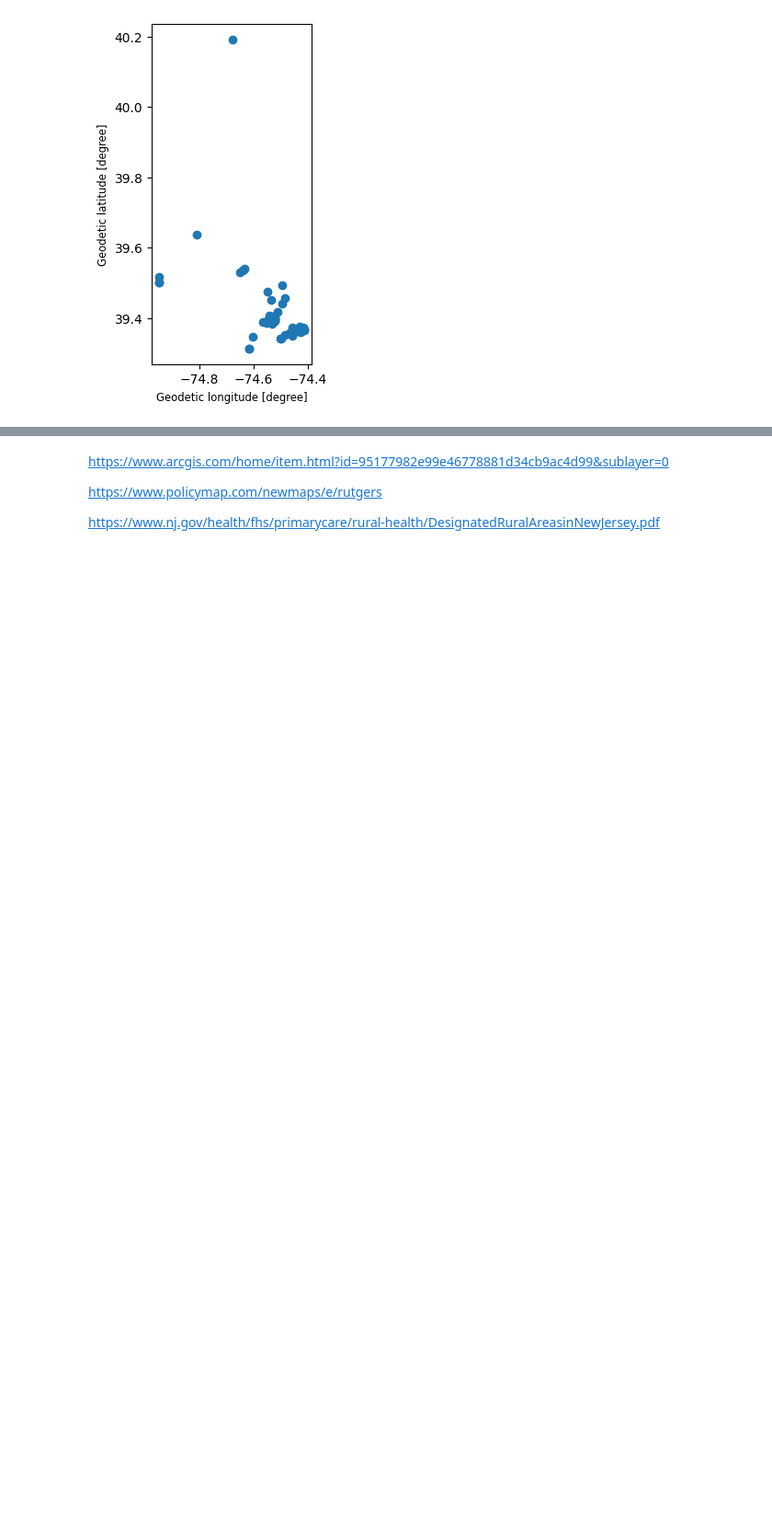
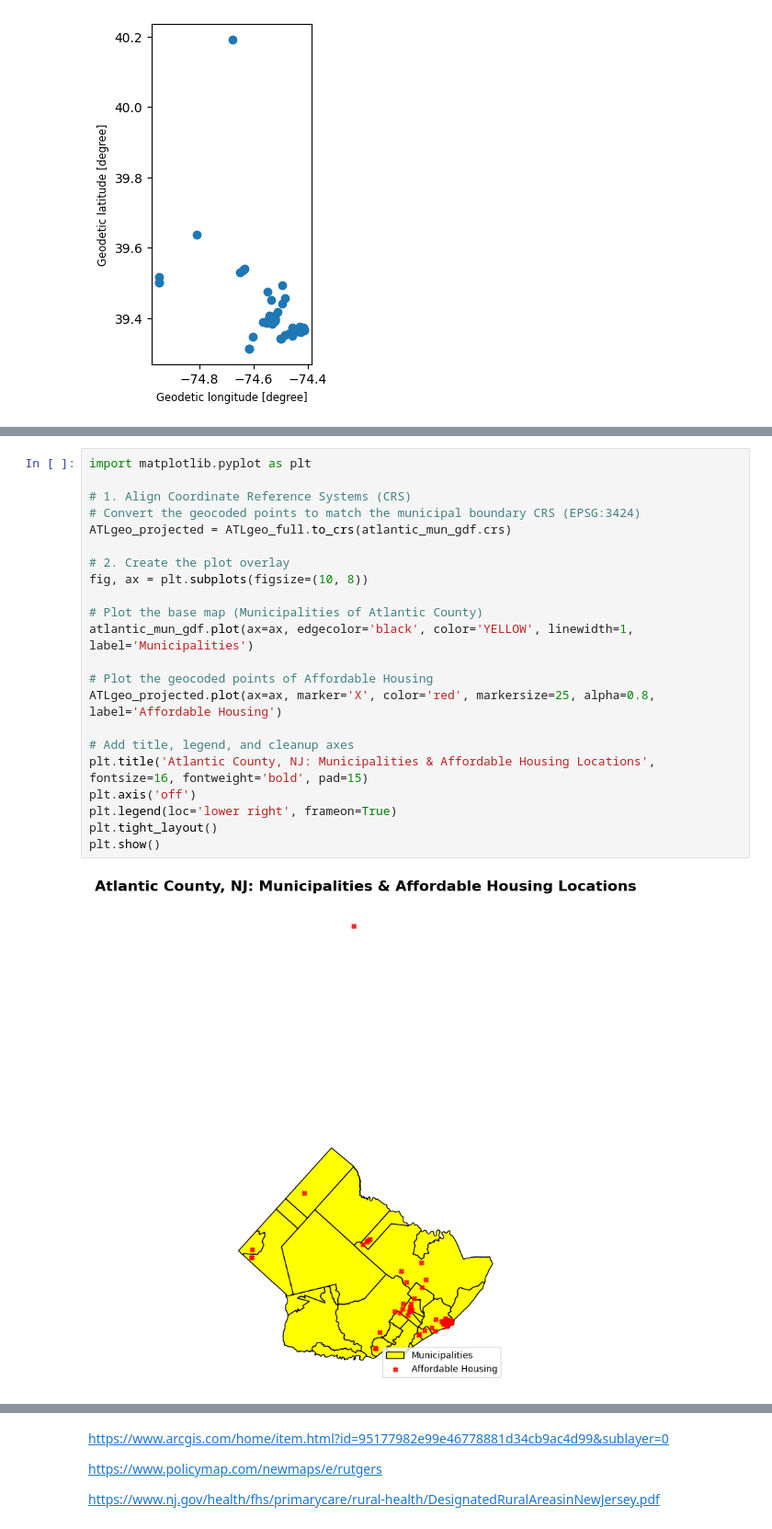
Before and after one commit to Anjanique-Knight/AjGIS, a Jupyter notebook: PS2_GIS_2.ipynb, the cells around one changed output, grey strips where cells are left out. Shown at 92% size. Cells and saved outputs as stored; diff of their text form; blank space fills up the shorter version.

```diff
--- a/PS2_GIS_2.ipynb
+++ b/PS2_GIS_2.ipynb
@@ -295,0 +326,24 @@ ATLgeo_full.plot()
+# %%
+import matplotlib.pyplot as plt
+
+# 1. Align Coordinate Reference Systems (CRS)
+# Convert the geocoded points to match the municipal boundary CRS (EPSG:3424)
+ATLgeo_projected = ATLgeo_full.to_crs(atlantic_mun_gdf.crs)
+
+# 2. Create the plot overlay
+fig, ax = plt.subplots(figsize=(10, 8))
+
+# Plot the base map (Municipalities of Atlantic County)
+atlantic_mun_gdf.plot(ax=ax, edgecolor='black', color='YELLOW', linewidth=1, label='Municipalities')
+
+# Plot the geocoded points of Affordable Housing
+ATLgeo_projected.plot(ax=ax, marker='X', color='red', markersize=25, alpha=0.8, label='Affordable Housing')
+
+# Add title, legend, and cleanup axes
+plt.title('Atlantic County, NJ: Municipalities & Affordable Housing Locations', fontsize=16, fontweight='bold', pad=15)
+plt.axis('off')
+plt.legend(loc='lower right', frameon=True)
+plt.tight_layout()
+plt.show()
+# %% [output]
+[figure, added]
```
Also changed, not shown: parts of 6 cells of this notebook.
